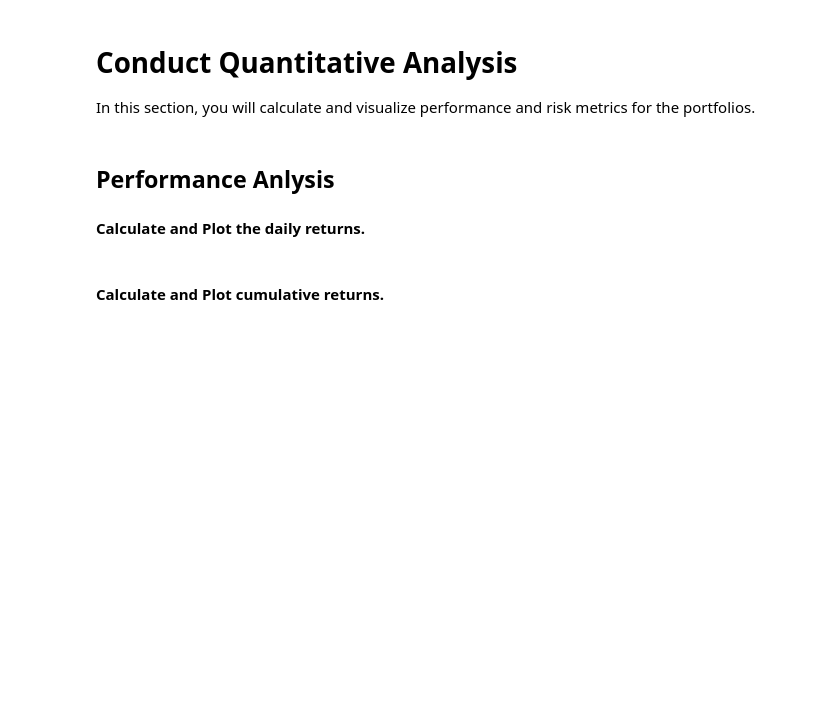
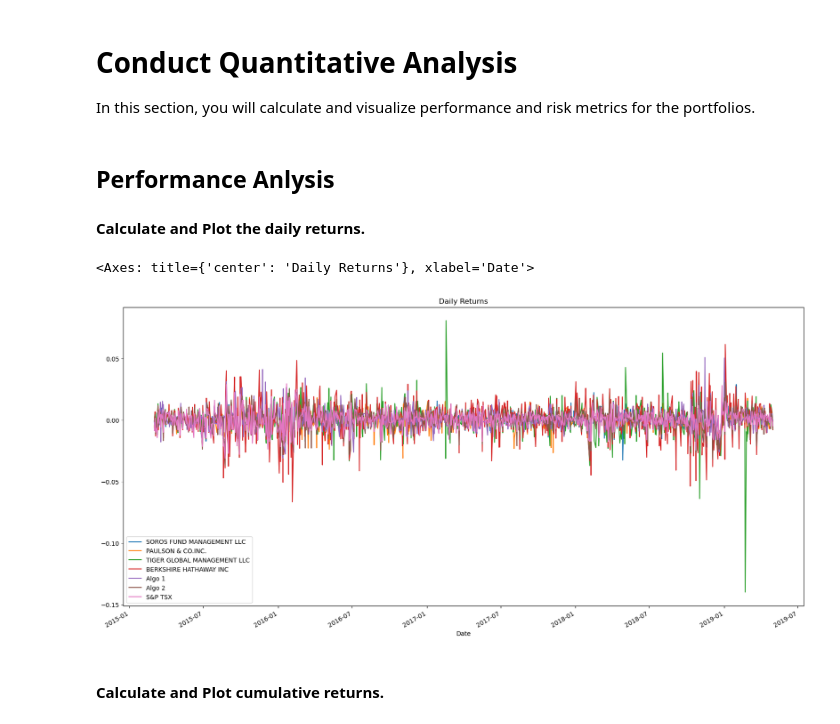
Before and after one commit to terabyte79/pandas_homework, a Jupyter notebook: whale_analysis.ipynb, the cells around one changed output. Cells and saved outputs as stored; diff of their text form; code cells hidden in the pictures; blank space fills up the shorter version.

```diff
--- a/whale_analysis.ipynb
+++ b/whale_analysis.ipynb
@@ -166,3 +185,5 @@ sp_tsx_returns.head(5)
 ## Combine Whale, Algorithmic, and S&P TSX 60 Returns
 # %%
 # Join Whale Returns, Algorithmic Returns, and the S&P TSX 60 Returns into a single DataFrame with columns for each portfolio's returns.
+combined_df = pd.concat([whale_returns_df,algo_returns_df,sp_tsx_returns], axis=1, join="inner")
+combined_df.head(5)
@@ -178,6 +207,10 @@ In this section, you will calculate and visualize performance and risk metrics f
 #### Calculate and Plot the daily returns.
 # %%
 # Plot daily returns of all portfolios
+combined_df.plot(figsize=(20,10), title= "Daily Returns")
+# %% [output]
+<Axes: title={'center': 'Daily Returns'}, xlabel='Date'>
+[figure, added]
 # %% [markdown]
 #### Calculate and Plot cumulative returns.
 # %%
```
Also changed, not shown: parts of 27 cells of this notebook, 1 other file.
